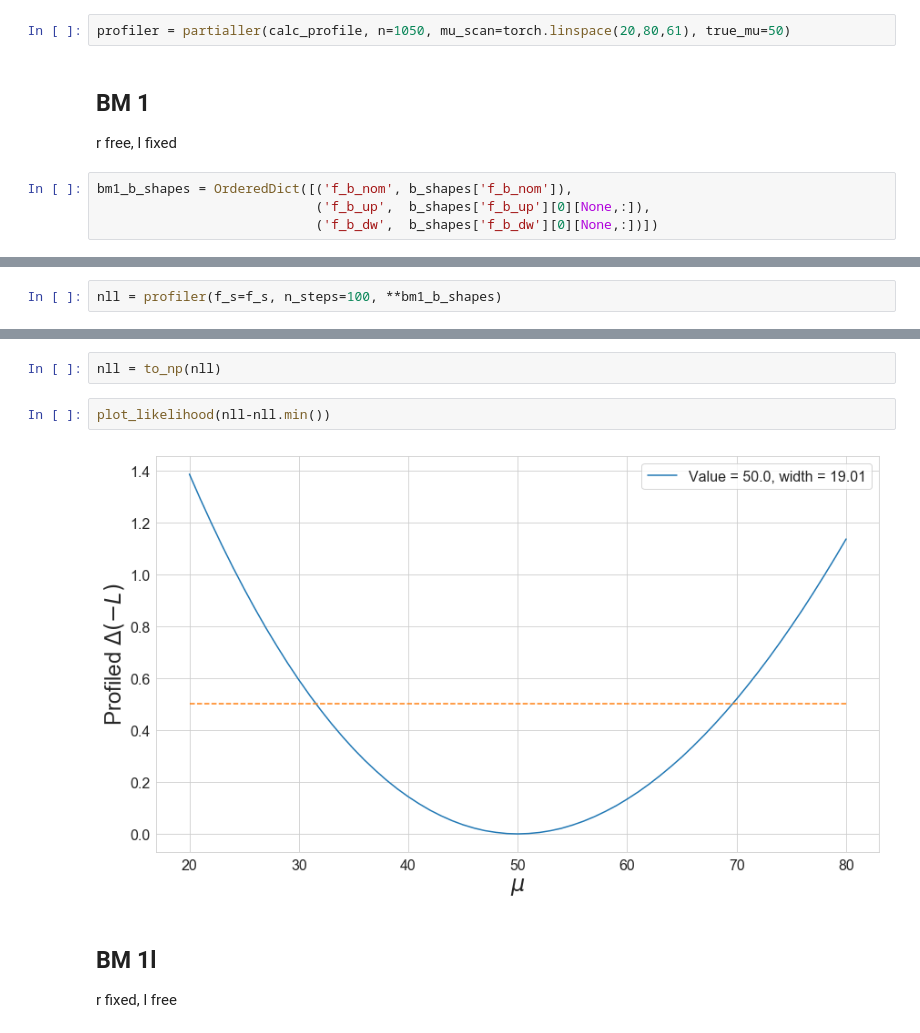
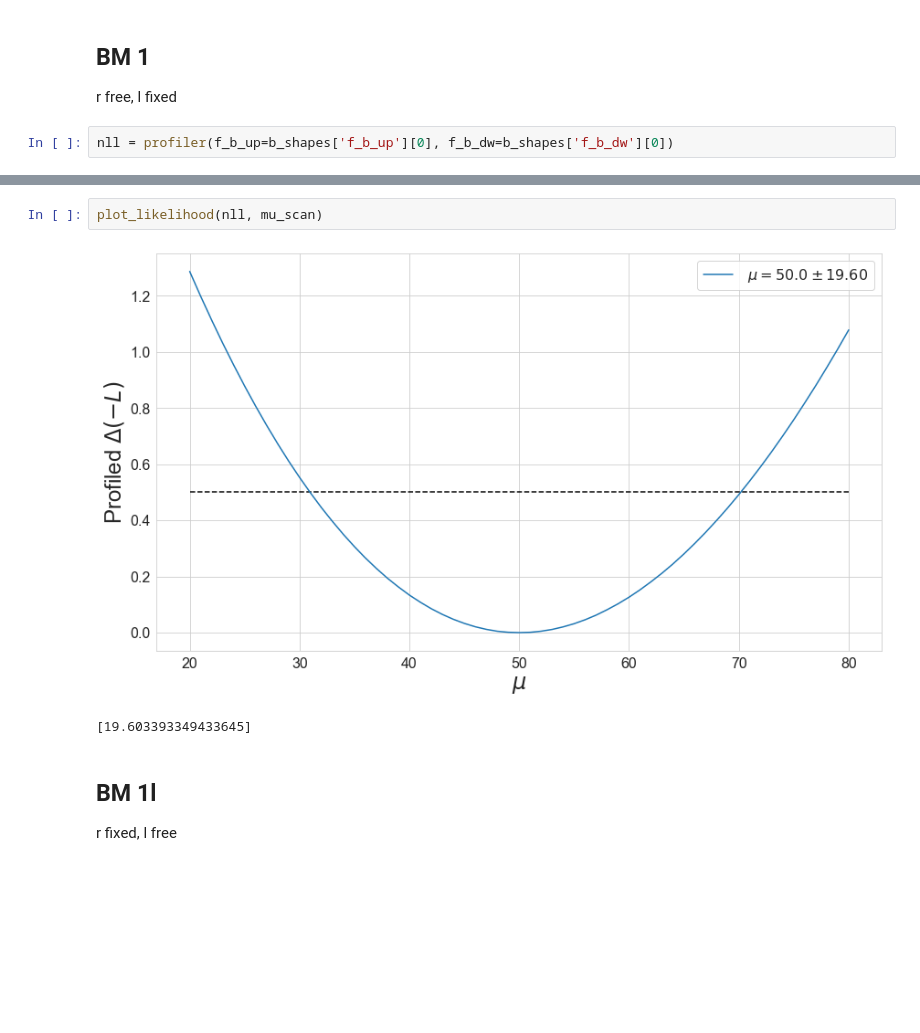
Before and after one commit to GilesStrong/pytorch_inferno, a Jupyter notebook: nbs/07_inferno_exact.ipynb, the cells around one changed output, grey strips where cells are left out. Drawn from its saved outputs; the diff is of its cells as text; blank space fills up the shorter version.

```diff
--- a/nbs/07_inferno_exact.ipynb
+++ b/nbs/07_inferno_exact.ipynb
@@ -355,11 +475,7 @@ tensor([1.9180e-02, 1.0110e-01, 2.0000e-13, 2.7724e-02, 5.8166e-01, 4.1740e-03,
 # %% [markdown]
 # Newton
-# %%
-profiler = partialler(calc_profile, n=1050, mu_scan=torch.linspace(20,80,61), true_mu=50)
 # %% [markdown]
 ## BM 1
 r free, l fixed
 # %%
-bm1_b_shapes = OrderedDict([('f_b_nom', b_shapes['f_b_nom']),
-                            ('f_b_up',  b_shapes['f_b_up'][0][None,:]),
-                            ('f_b_dw',  b_shapes['f_b_dw'][0][None,:])])
+nll = profiler(f_b_up=b_shapes['f_b_up'][0], f_b_dw=b_shapes['f_b_dw'][0])
@@ -370,2 +483,0 @@ torch.Size([1, 10])
-# %%
-nll = profiler(f_s=f_s, n_steps=100, **bm1_b_shapes)
@@ -374,9 +484,8 @@ nll = profiler(f_s=f_s, n_steps=100, **bm1_b_shapes)
-# %%
-nll = to_np(nll)
 # %%
-plot_likelihood(nll-nll.min())
+plot_likelihood(nll, mu_scan)
 # %% [output]
-[figure, old version]
+[figure, new version]
+[19.603393349433645]
 # %% [markdown]
 ## BM 1l
 r fixed, l free
```
Also changed, not shown: parts of 44 cells of this notebook, 12 other files.
